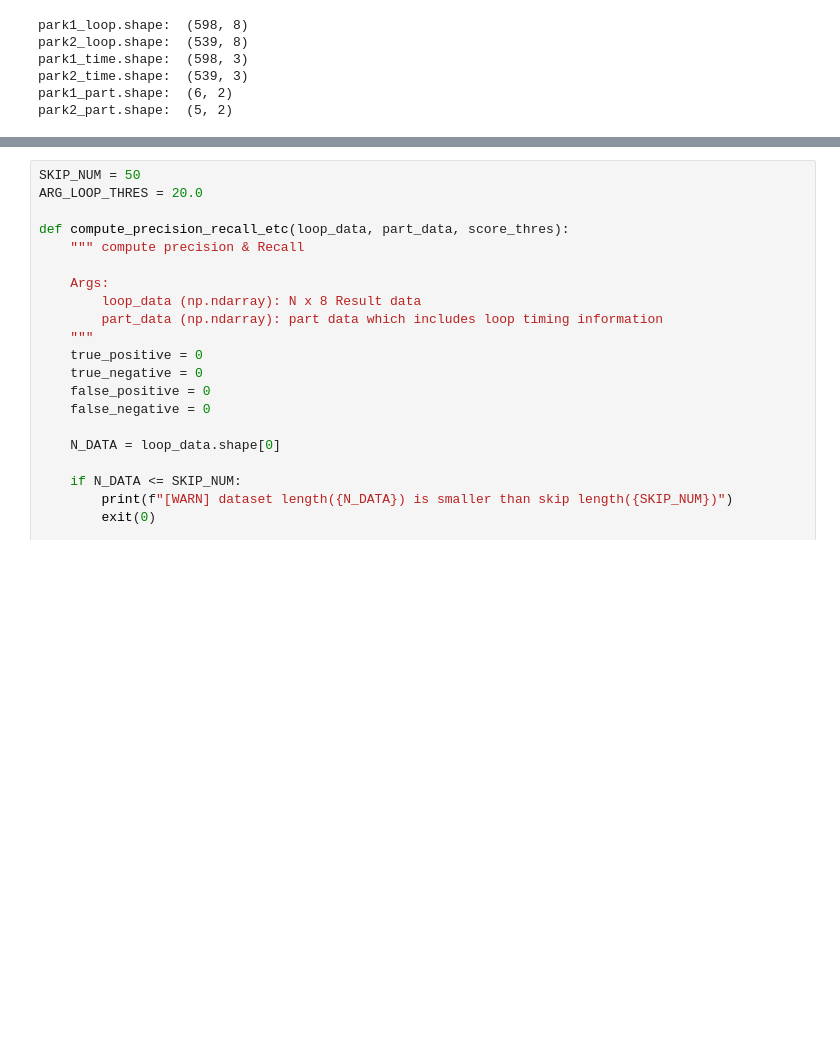
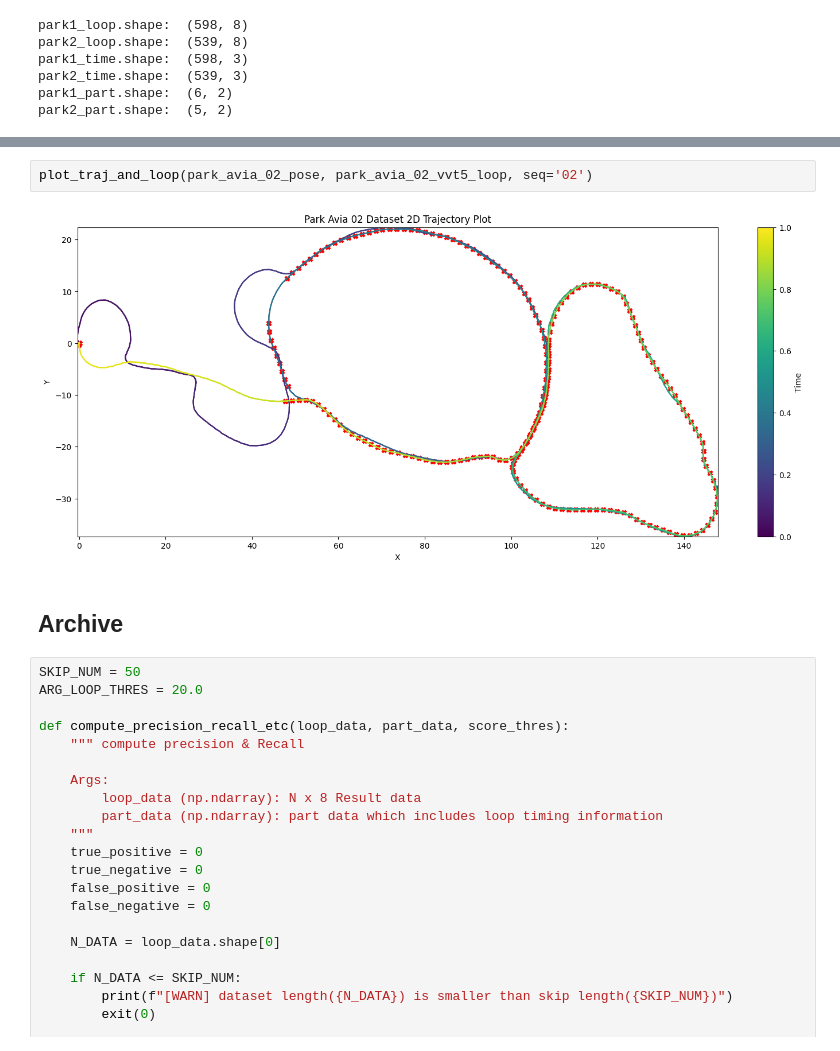
Before and after one commit to ChanWoo25/cw-eval-tools, a Jupyter notebook: eval_std/eval.ipynb, the cells around one changed output, grey strips where cells are left out. Drawn from its saved outputs; the diff is of its cells as text; blank space fills up the shorter version.

```diff
--- a/eval_std/eval.ipynb
+++ b/eval_std/eval.ipynb
@@ -111,3 +354,9 @@ false_negative: 89
+# %%
+plot_traj_and_loop(park_avia_02_pose, park_avia_02_vvt5_loop, seq='02')
+# %% [output]
+[figure, added]
+# %% [markdown]
+## Archive
 # %%
 SKIP_NUM = 50
 ARG_LOOP_THRES = 20.0
```
Also changed, not shown: parts of 14 cells of this notebook, 2 other files.
